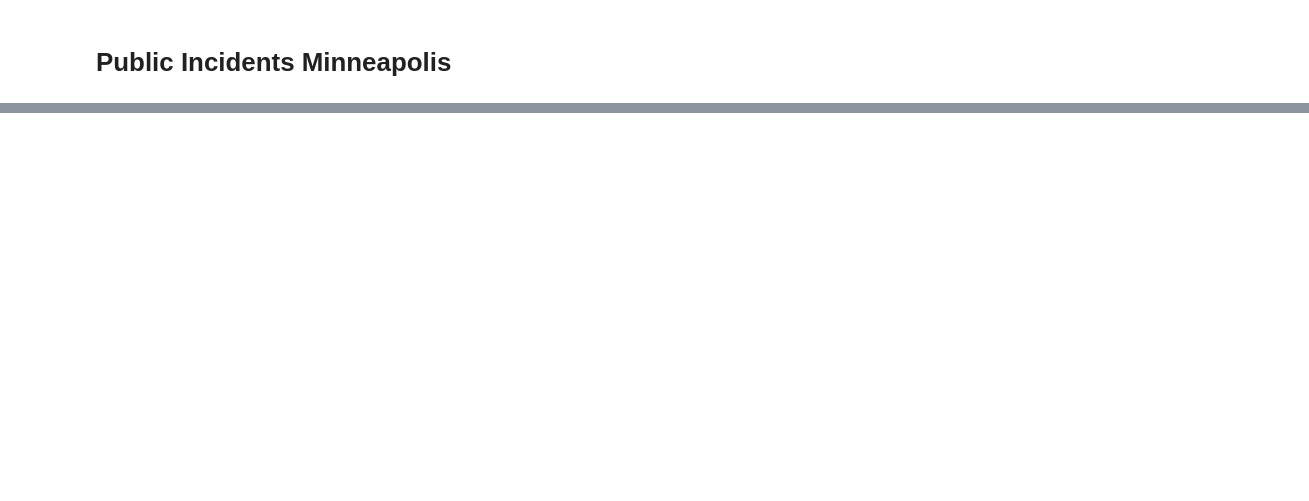
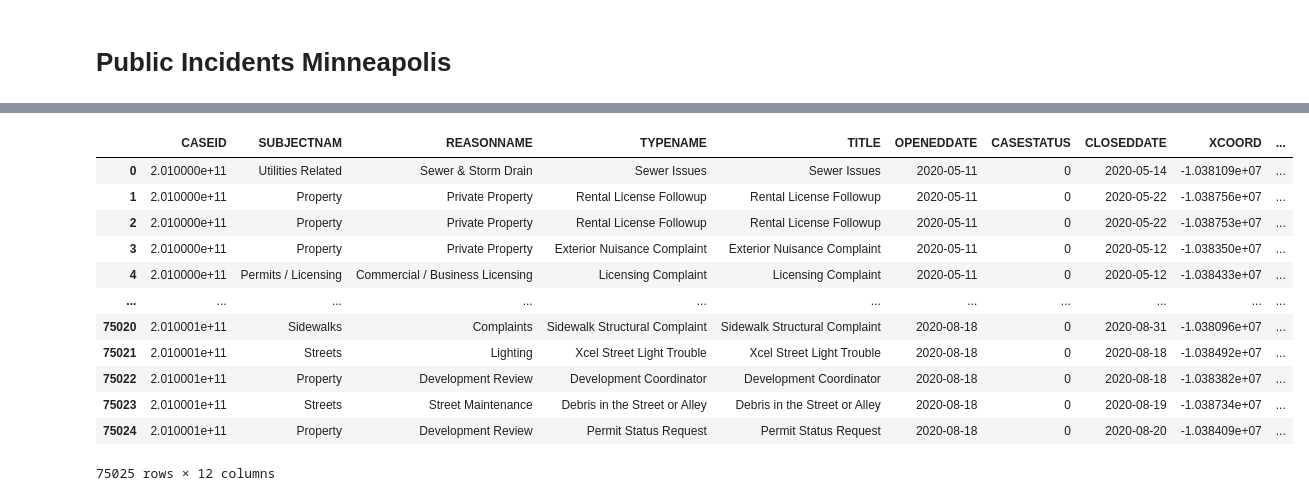
Before and after one commit to lorenzo-cm/cs-grad, a Jupyter notebook: py-code/main.ipynb, the cells around one changed output, grey strips where cells are left out. Saved outputs shown, nothing was run; the diff lists cells and outputs as text; code cells hidden in the pictures; blank space fills up the shorter version.

```diff
--- a/py-code/main.ipynb
+++ b/py-code/main.ipynb
@@ -173,3 +199,19 @@ save_results_to_csv(optimal_granularity, output_csv_path)
+# %%
+gdf_coords[:-10]
+# %% [output]
+|  | CASEID | SUBJECTNAM | REASONNAME | TYPENAME | TITLE | OPENEDDATE | CASESTATUS | CLOSEDDATE | XCOORD | ... |
+| 0 | 2.010000e+11 | Utilities Related | Sewer & Storm Drain | Sewer Issues | Sewer Issues | 2020-05-11 | 0 | 2020-05-14 | -1.038109e+07 | ... |
+| 1 | 2.010000e+11 | Property | Private Property | Rental License Followup | Rental License Followup | 2020-05-11 | 0 | 2020-05-22 | -1.038756e+07 | ... |
+| 2 | 2.010000e+11 | Property | Private Property | Rental License Followup | Rental License Followup | 2020-05-11 | 0 | 2020-05-22 | -1.038753e+07 | ... |
+| 3 | 2.010000e+11 | Property | Private Property | Exterior Nuisance Complaint | Exterior Nuisance Complaint | 2020-05-11 | 0 | 2020-05-12 | -1.038350e+07 | ... |
+| 4 | 2.010000e+11 | Permits / Licensing | Commercial / Business Licensing | Licensing Complaint | Licensing Complaint | 2020-05-11 | 0 | 2020-05-12 | -1.038433e+07 | ... |
+| ... | ... | ... | ... | ... | ... | ... | ... | ... | ... | ... |
+| 75020 | 2.010001e+11 | Sidewalks | Complaints | Sidewalk Structural Complaint | Sidewalk Structural Complaint | 2020-08-18 | 0 | 2020-08-31 | -1.038096e+07 | ... |
+| 75021 | 2.010001e+11 | Streets | Lighting | Xcel Street Light Trouble | Xcel Street Light Trouble | 2020-08-18 | 0 | 2020-08-18 | -1.038492e+07 | ... |
+| 75022 | 2.010001e+11 | Property | Development Review | Development Coordinator | Development Coordinator | 2020-08-18 | 0 | 2020-08-18 | -1.038382e+07 | ... |
+| 75023 | 2.010001e+11 | Streets | Street Maintenance | Debris in the Street or Alley | Debris in the Street or Alley | 2020-08-18 | 0 | 2020-08-19 | -1.038734e+07 | ... |
+| 75024 | 2.010001e+11 | Property | Development Review | Permit Status Request | Permit Status Request | 2020-08-18 | 0 | 2020-08-20 | -1.038409e+07 | ... |
+75025 rows × 12 columns
 # %%
 optimal_scale = optimal_granularity.optimal_scale
 grid_gdf = make_aligned_grid(gdf_coords, optimal_scale)
```
Also changed, not shown: parts of 10 cells of this notebook.
